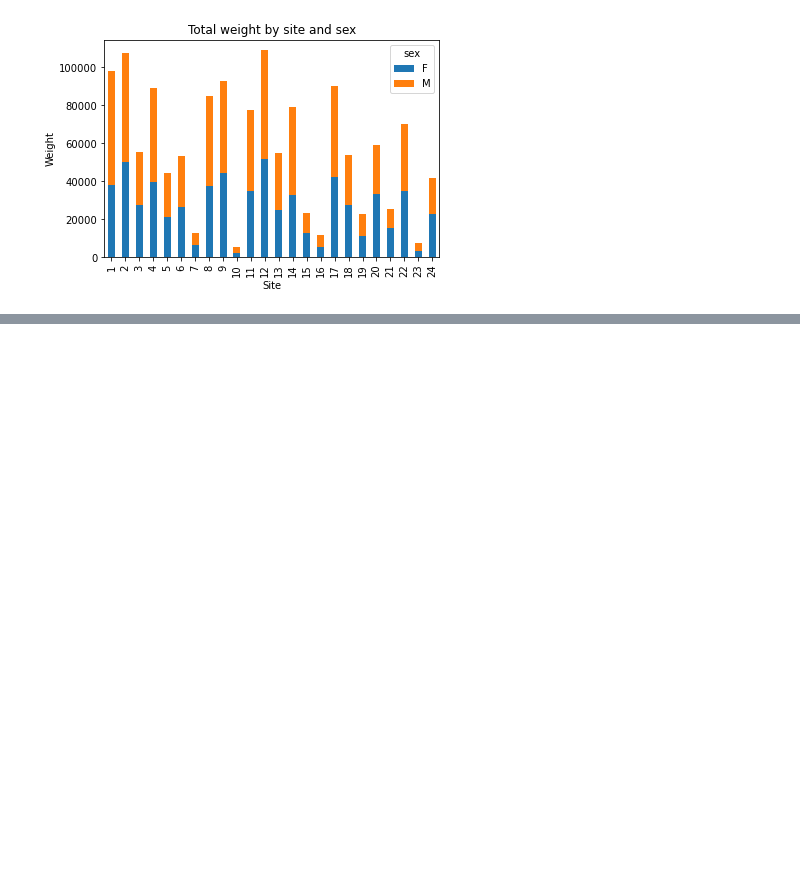
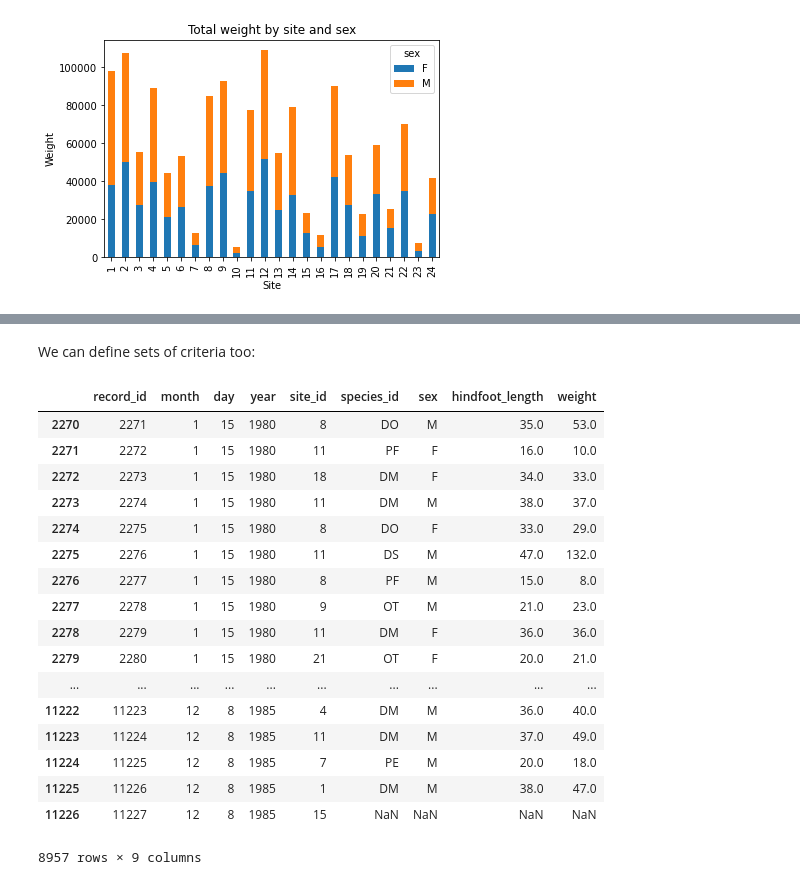
Before and after one commit to nils-holmberg/sfac-py, a Jupyter notebook: web/210927-sci/03-tables.ipynb, the cells around one changed output, grey strips where cells are left out. Cells and saved outputs as stored; diff of their text form; code cells hidden in the pictures; blank space fills up the shorter version.

```diff
--- a/web/210927-sci/03-tables.ipynb
+++ b/web/210927-sci/03-tables.ipynb
@@ -669,0 +1163,24 @@ Text(0.5, 0, 'Site')
+# %% [markdown]
+
+We can define sets of criteria too:
+# %%
+surveys_df[(surveys_df.year >= 1980) & (surveys_df.year <= 1985)]
+# %% [output]
+|  | record_id | month | day | year | site_id | species_id | sex | hindfoot_length | weight |
+| 2270 | 2271 | 1 | 15 | 1980 | 8 | DO | M | 35.0 | 53.0 |
+| 2271 | 2272 | 1 | 15 | 1980 | 11 | PF | F | 16.0 | 10.0 |
+| 2272 | 2273 | 1 | 15 | 1980 | 18 | DM | F | 34.0 | 33.0 |
+| 2273 | 2274 | 1 | 15 | 1980 | 11 | DM | M | 38.0 | 37.0 |
+| 2274 | 2275 | 1 | 15 | 1980 | 8 | DO | F | 33.0 | 29.0 |
+| 2275 | 2276 | 1 | 15 | 1980 | 11 | DS | M | 47.0 | 132.0 |
+| 2276 | 2277 | 1 | 15 | 1980 | 8 | PF | M | 15.0 | 8.0 |
+| 2277 | 2278 | 1 | 15 | 1980 | 9 | OT | M | 21.0 | 23.0 |
+| 2278 | 2279 | 1 | 15 | 1980 | 11 | DM | F | 36.0 | 36.0 |
+| 2279 | 2280 | 1 | 15 | 1980 | 21 | OT | F | 20.0 | 21.0 |
+| ... | ... | ... | ... | ... | ... | ... | ... | ... | ... |
+| 11222 | 11223 | 12 | 8 | 1985 | 4 | DM | M | 36.0 | 40.0 |
+| 11223 | 11224 | 12 | 8 | 1985 | 11 | DM | M | 37.0 | 49.0 |
+| 11224 | 11225 | 12 | 8 | 1985 | 7 | PE | M | 20.0 | 18.0 |
+| 11225 | 11226 | 12 | 8 | 1985 | 1 | DM | M | 38.0 | 47.0 |
+| 11226 | 11227 | 12 | 8 | 1985 | 15 | NaN | NaN | NaN | NaN |
+8957 rows × 9 columns
```
Also changed, not shown: parts of 110 cells of this notebook, 5 other files.
